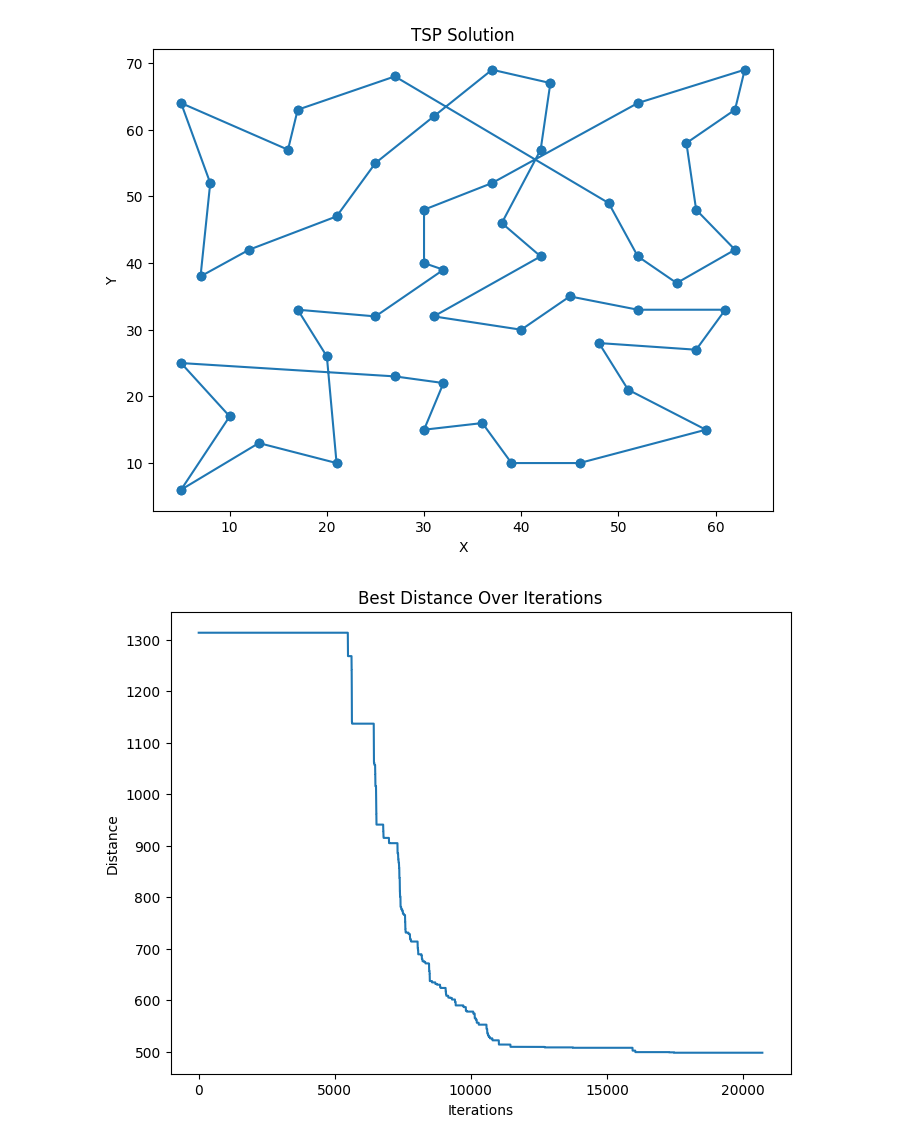
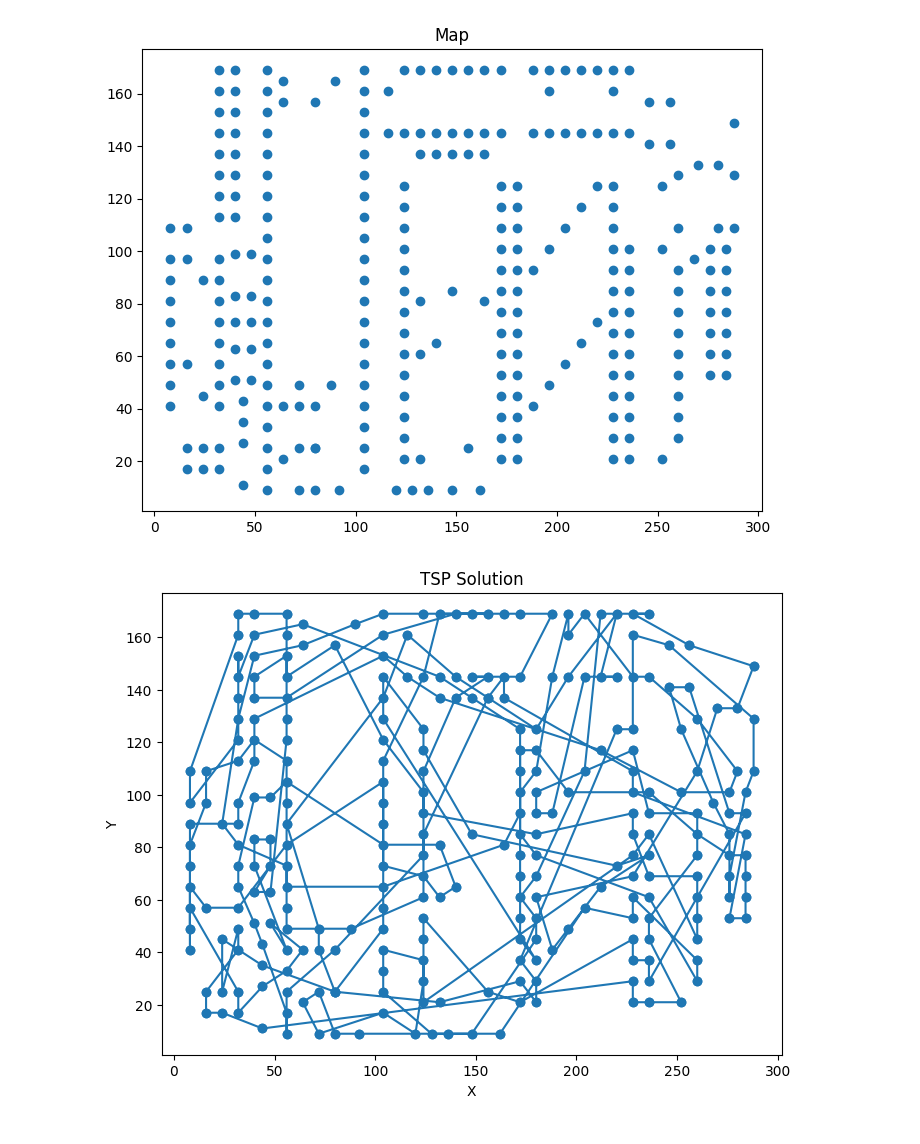
Before and after one commit to Foundnation/Stochastic-Simulation, a Jupyter notebook: TSM/tsp_notebook.ipynb, the cells around one changed output. Drawn from its saved outputs; the diff is of its cells as text; code cells hidden in the pictures.

```diff
--- a/TSM/tsp_notebook.ipynb
+++ b/TSM/tsp_notebook.ipynb
@@ -13,7 +41,13 @@ Text(0.5, 1.0, 'Map')
 # %%
+cities = load_graph('TSP-Configurations/a280.tsp.txt')
+
+plt.figure(figsize=(8, 6))
+plt.scatter([elem[0] for elem in cities], [elem[1] for elem in cities])
+plt.title('Map')
+
 distances = calculate_distances(cities)
 
-best_tour, best_distance, fitness_over_iterations = perform_annealing(distances)
+best_tour, best_distance, cost_over_iterations, temperature_over_interations = perform_annealing(distances, max_iterations=int(1E5), alpha=0.9999)
 
 print("Best tour:", best_tour)
 print("Best distance:", best_distance)
@@ -21,9 +55,16 @@ print("Best distance:", best_distance)
 plot_tour(best_tour, cities)
 
 plt.figure(figsize=(8, 6))
-plt.plot(fitness_over_iterations)
-plt.title('Best Distance Over Iterations')
+plt.plot(cost_over_iterations)
+plt.title('Tour Distance Over Iterations')
 plt.xlabel('Iterations')
 plt.ylabel('Distance')
+
+
+plt.plot(temperature_over_interations)
+plt.title('Temperature Over Iterations')
+plt.xlabel('Iterations')
+plt.ylabel('Temperature')
+
 plt.show()
 # %% [output]
@@ -34,2 +88,2 @@ Best distance: 498.0027809444698
-[figure, old version]
+[figure, new version]
-[figure, old version]
+[figure, new version]
```
Also changed, not shown: parts of 6 cells of this notebook, 1 other file.
